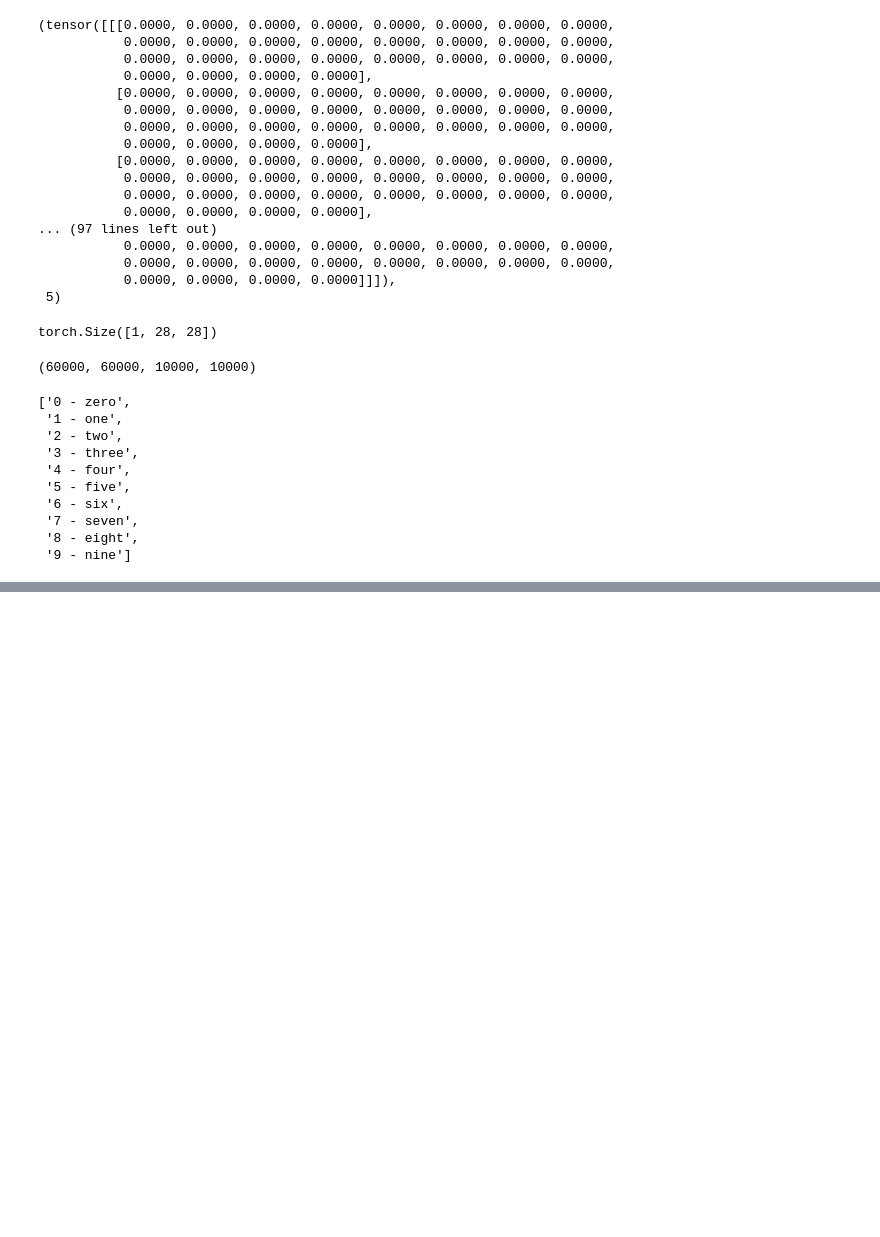
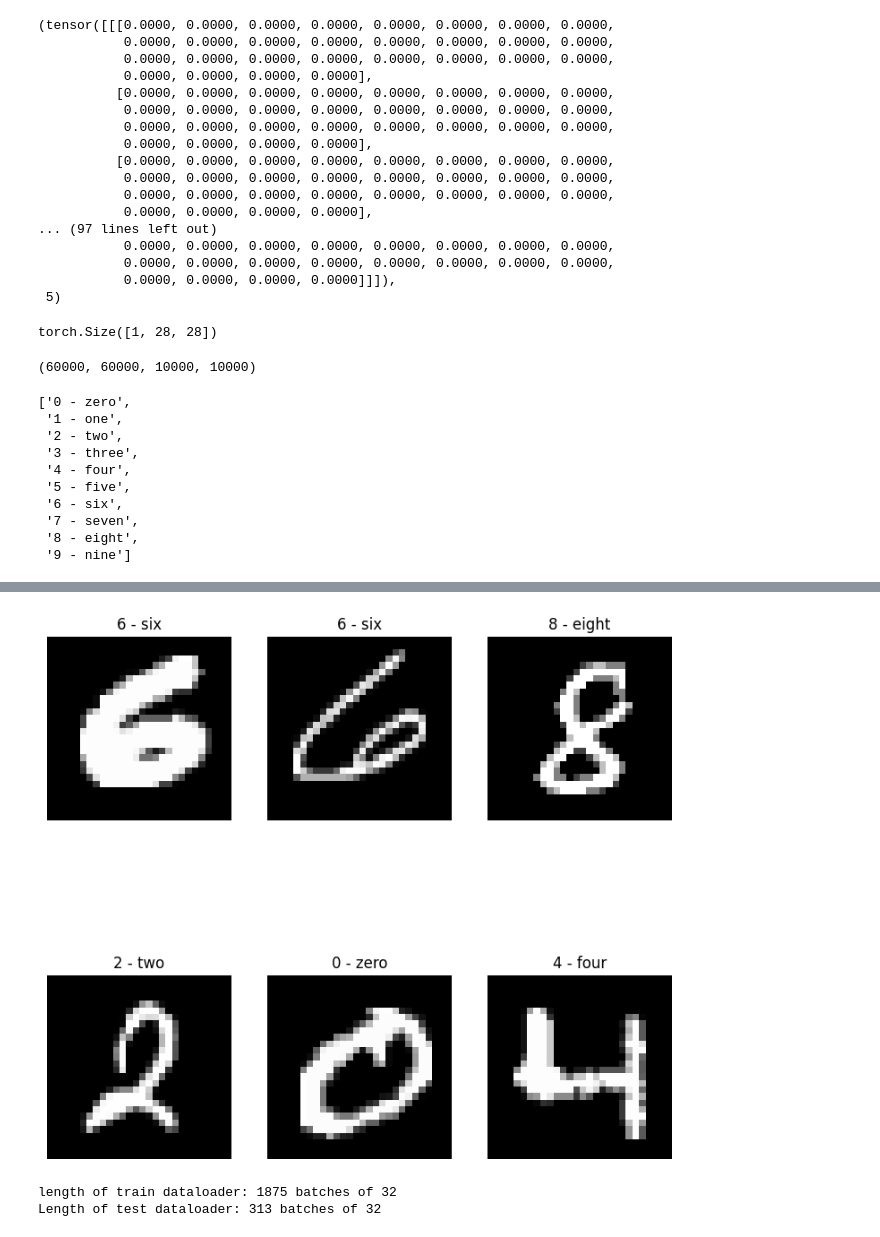
Before and after one commit to deborahambelo/pytorch, a Jupyter notebook: 03_pytorch_computer_vision.ipynb, the cells around one changed output, grey strips where cells are left out. Saved outputs shown, nothing was run; the diff lists cells and outputs as text; code cells hidden in the pictures; blank space fills up the shorter version.

```diff
--- a/03_pytorch_computer_vision.ipynb
+++ b/03_pytorch_computer_vision.ipynb
@@ -2045,0 +2052,25 @@ class_names
+# %%
+torch.manual_seed(42)
+fig = plt.figure(figsize=(9,9))
+rows, cols = 2,3
+for i in range(1, rows * cols + 1):
+  rand_idx= torch.randint(0, len(train_data), size=[1]).item()
+  img, label = train_data[rand_idx]
+  fig.add_subplot(rows, cols, i)
+  plt.imshow(img.squeeze(), cmap="grey")
+  plt.title(class_names[label])
+  plt.axis(False)
+# %% [output]
+[figure, added]
+# %%
+from torch.utils.data import DataLoader
+BATCH_SIZE = 32
+
+train_dataloader = DataLoader(dataset= train_data, batch_size = BATCH_SIZE, shuffle = True)
+test_dataloader = DataLoader(dataset= test_data, batch_size = BATCH_SIZE, shuffle=False)
+
+print(f"length of train dataloader: {len(train_dataloader)} batches of {BATCH_SIZE}")
+print(f"Length of test dataloader: {len(test_dataloader)} batches of {BATCH_SIZE}")
+# %% [output]
+length of train dataloader: 1875 batches of 32
+Length of test dataloader: 313 batches of 32
```
Also changed, not shown: parts of 2 cells of this notebook.
